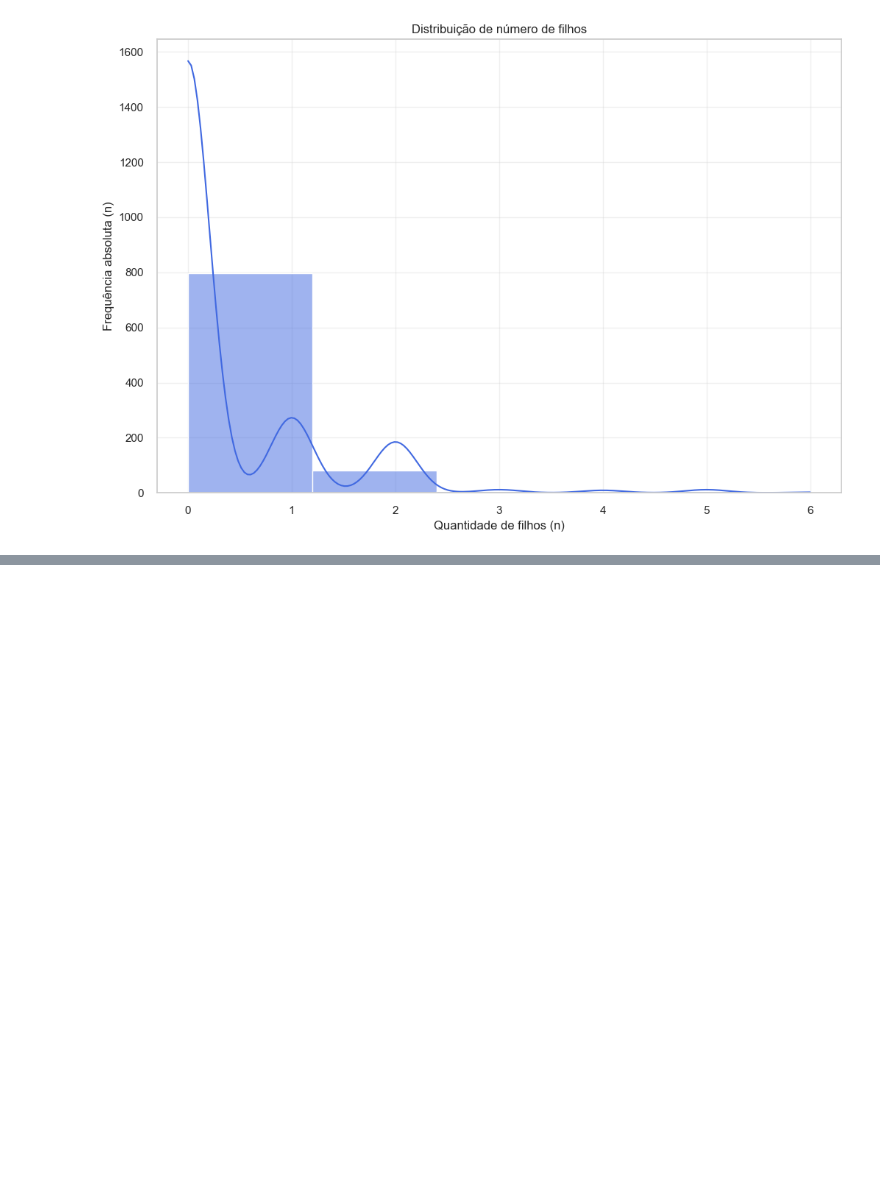
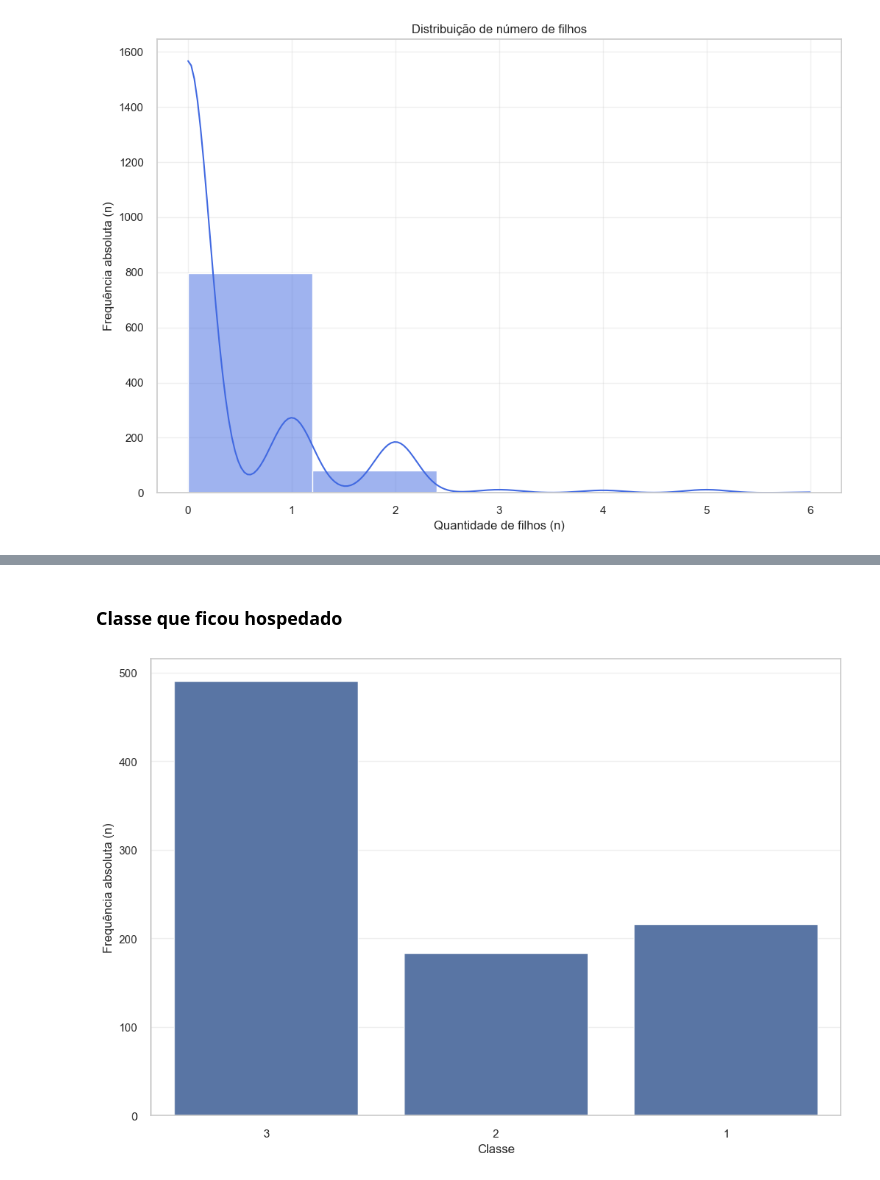
Before and after one commit to AlexandreStos/projeto_titanic, a Jupyter notebook: titanic.ipynb, the cells around one changed output, grey strips where cells are left out. Saved outputs shown, nothing was run; the diff lists cells and outputs as text; code cells hidden in the pictures; blank space fills up the shorter version.

```diff
--- a/titanic.ipynb
+++ b/titanic.ipynb
@@ -153,0 +180,11 @@ plt.show()
+# %% [markdown]
+### Classe que ficou hospedado
+# %%
+sns.set_theme(style="whitegrid")
+sns.countplot(x='Pclass', data=df, order=[3, 2, 1])
+plt.title("")
+plt.xlabel("Classe")
+plt.ylabel("Frequência absoluta (n)")
+plt.show()
+# %% [output]
+[figure, added]
```
Also changed, not shown: parts of 18 cells of this notebook.
